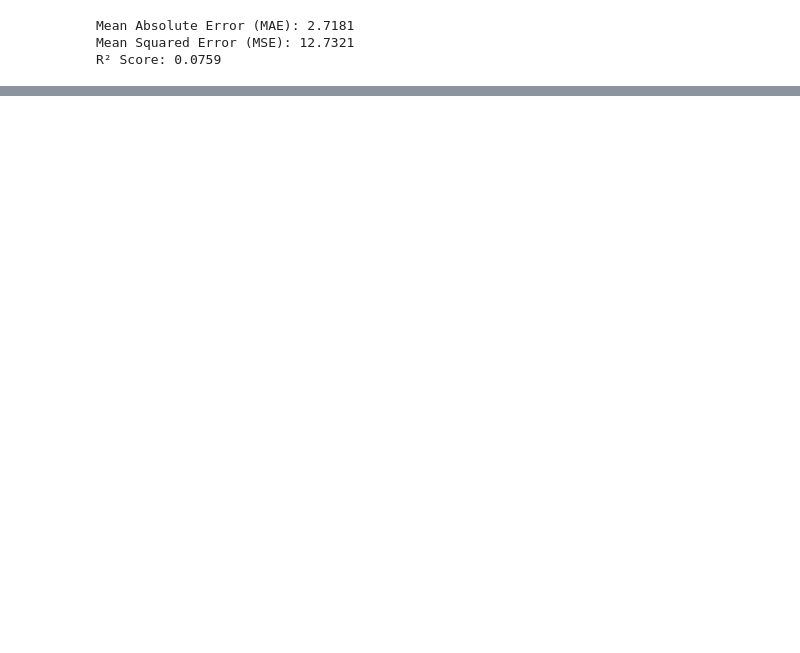
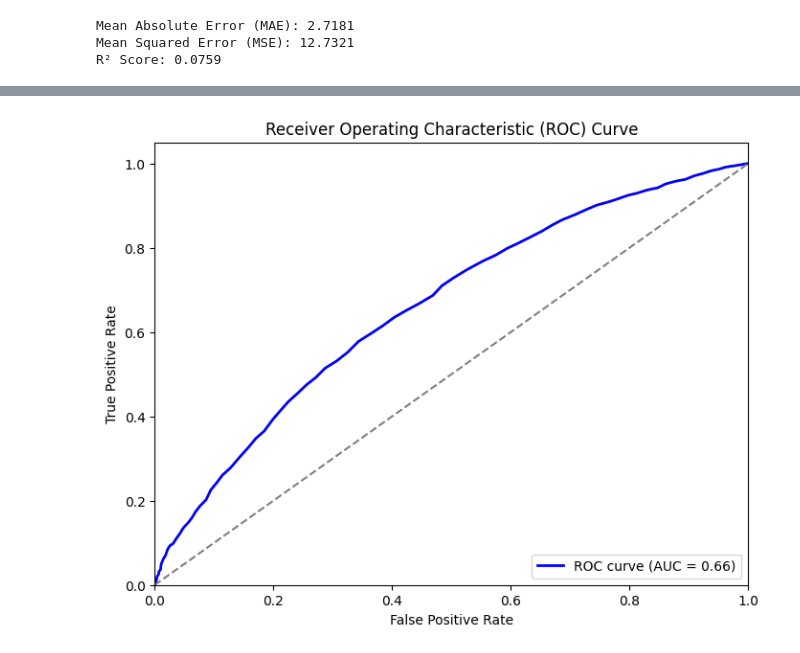
Before and after one commit to victor-mattos/cartola-fc, a Jupyter notebook: modeling.ipynb, the cells around one changed output, grey strips where cells are left out. Drawn from its saved outputs; the diff is of its cells as text; code cells hidden in the pictures; blank space fills up the shorter version.

```diff
--- a/modeling.ipynb
+++ b/modeling.ipynb
@@ -160,3 +157,10 @@ print(f"R² Score: {r2:.4f}")
 Mean Absolute Error (MAE): 2.7181
 Mean Squared Error (MSE): 12.7321
 R² Score: 0.0759
+# %%
+from sklearn.linear_model import LogisticRegression
+
+log_reg = LogisticRegression()
+log_reg.fit(X_train, y_train)
+
+y_pred = log_reg.predict(X_test)
@@ -162,0 +175,7 @@ R² Score: 0.0759
+# %%
+from sklearn.ensemble import RandomForestClassifier
+
+rf_classifier = RandomForestClassifier(n_estimators=100, random_state=42)
+rf_classifier.fit(X_train, y_train)
+
+y_pred = rf_classifier.predict(X_test)
@@ -162,0 +193,24 @@ R² Score: 0.0759
+# %%
+from sklearn.metrics import roc_curve, auc
+import matplotlib.pyplot as plt
+
+# 1️⃣ Get predicted probabilities (for positive class)
+y_probs = rf_classifier.predict_proba(X_test)[:, 1]  # Probabilities for class 1
+
+# 2️⃣ Compute the ROC Curve
+fpr, tpr, thresholds = roc_curve(y_test, y_probs)
+roc_auc = auc(fpr, tpr)  # Compute AUC score
+
+# 3️⃣ Plot the ROC Curve
+plt.figure(figsize=(8, 6))
+plt.plot(fpr, tpr, color='blue', lw=2, label=f'ROC curve (AUC = {roc_auc:.2f})')
+plt.plot([0, 1], [0, 1], color='gray', linestyle='--')  # Random classifier line
+plt.xlim([0.0, 1.0])
+plt.ylim([0.0, 1.05])
+plt.xlabel('False Positive Rate')
+plt.ylabel('True Positive Rate')
+plt.title('Receiver Operating Characteristic (ROC) Curve')
+plt.legend(loc="lower right")
+plt.show()
+# %% [output]
+[figure, added]
```
Also changed, not shown: parts of 10 cells of this notebook, 2 other files.
